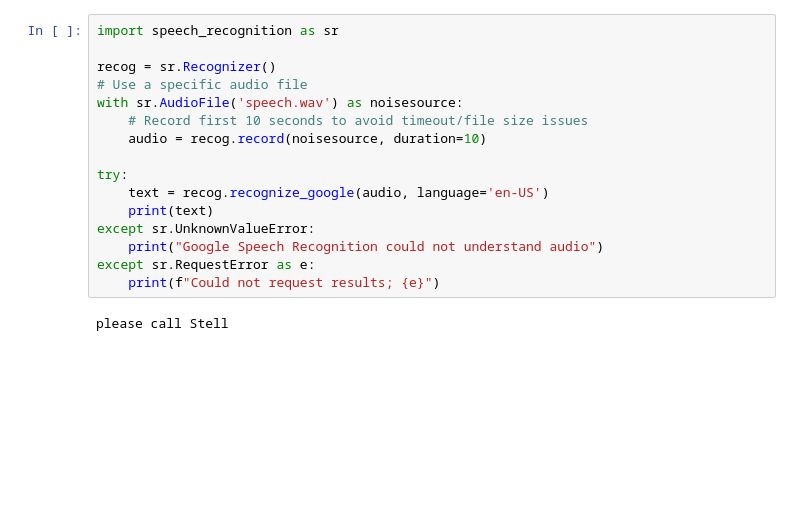
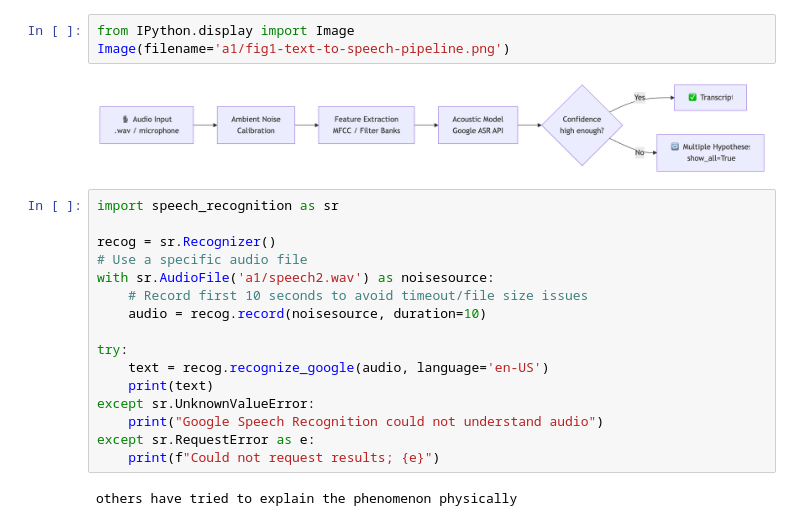
Before and after one commit to lfariabr/masters-swe-ai, a Jupyter notebook: 2026-T1/ISY/modules/module_10_speech-recognition/A1_convert-speech-to-text.ipynb, the cells around one changed output. Saved outputs shown, nothing was run; the diff lists cells and outputs as text; blank space fills up the shorter version.

Commit message:
feat(study-isy503): Module 10, Activity 1 ASR pipeline done (Relates #129)

```diff
--- a/2026-T1/ISY/modules/module_10_speech-recognition/A1_convert-speech-to-text.ipynb
+++ b/2026-T1/ISY/modules/module_10_speech-recognition/A1_convert-speech-to-text.ipynb
@@ -3,9 +27,14 @@
+# %%
+from IPython.display import Image
+Image(filename='a1/fig1-text-to-speech-pipeline.png')
+# %% [output]
+[figure, added]
 # %%
 import speech_recognition as sr
 
 recog = sr.Recognizer()
 # Use a specific audio file
-with sr.AudioFile('speech.wav') as noisesource:
+with sr.AudioFile('a1/speech2.wav') as noisesource:
     # Record first 10 seconds to avoid timeout/file size issues
     audio = recog.record(noisesource, duration=10)
 
@@ -17,4 +46,4 @@ except sr.UnknownValueError:
 except sr.RequestError as e:
     print(f"Could not request results; {e}")
 # %% [output]
-please call Stell
+others have tried to explain the phenomenon physically
```
Also changed, not shown: parts of 13 cells of this notebook, 4 other files.
